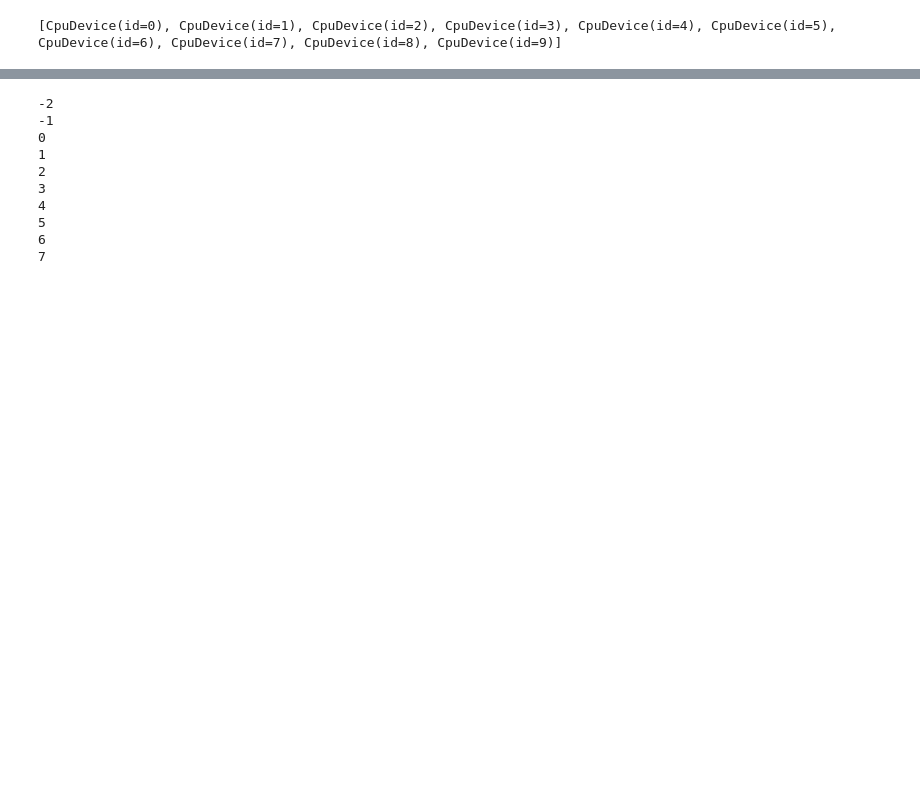
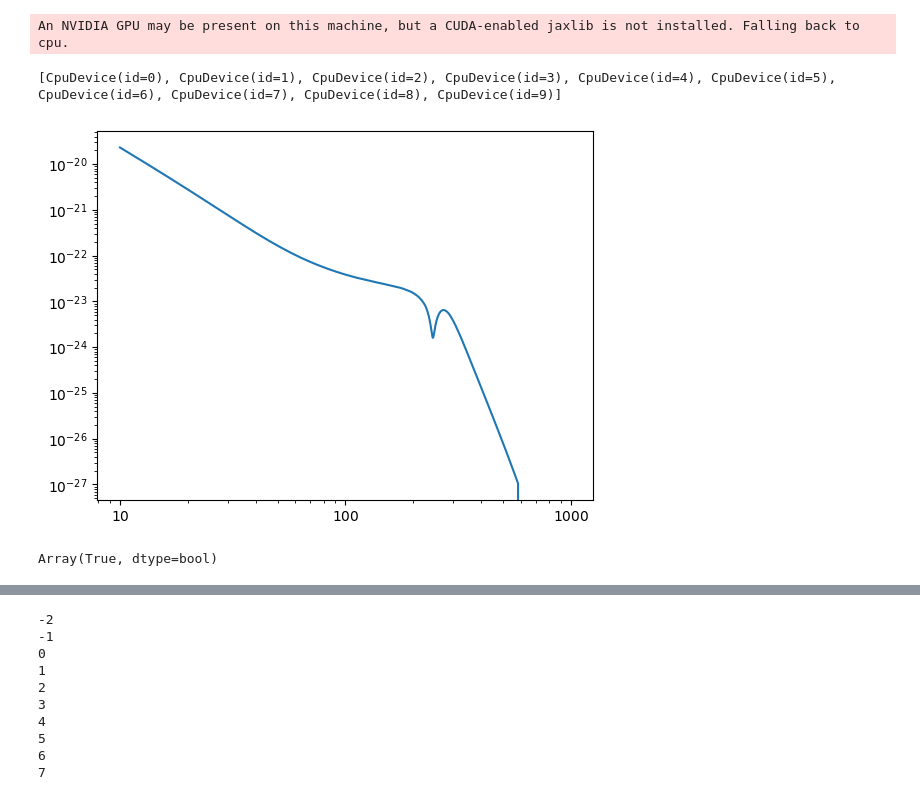
Before and after one commit to BrianCSeymour/geo-tgr, a Jupyter notebook: pn-degen-plot.ipynb, the cells around one changed output, grey strips where cells are left out. Saved outputs shown, nothing was run; the diff lists cells and outputs as text; code cells hidden in the pictures; blank space fills up the shorter version.

```diff
--- a/pn-degen-plot.ipynb
+++ b/pn-degen-plot.ipynb
@@ -49,32 +49,9 @@ def reset_matplotlib():
 
 # Call this function at the start of your script to globally reset settings
 reset_matplotlib()
-
-import getpass
-uname = getpass.getuser()
-figtype = None #"notebook"
-
-# plt.style.use('default')
-import scienceplots
-if uname == 'darkknight':
-    if figtype == "notebook":
-        plt.style.use(['science','ieee','notebook'])
-        plt.rcParams.update({'figure.dpi': 185/1.75/1.5})
-    else:
-        plt.style.use(['science','ieee'])
-        plt.rcParams.update({'figure.dpi': 185/1.75*1.2})
-elif uname == 'brian':
-    if figtype == "notebook":
-        plt.style.use(['science','ieee','notebook'])
-        plt.rcParams.update({'figure.dpi': 185/1.75/1.5})
-    else:
-        plt.style.use(['science','ieee'])
-        plt.rcParams.update({'figure.dpi': 254})
-from cycler import cycler
-plt.rcParams['axes.prop_cycle'] = cycler('color', ['#1f77b4', '#ff7f0e', '#2ca02c', '#d62728', '#9467bd', '#8c564b', '#e377c2', '#7f7f7f', '#bcbd22', '#17becf'])
-plt.rcParams.update({'font.serif': 'Times', 'font.family' : 'serif'})
 # %% [output]
-[CpuDevice(id=0), CpuDevice(id=1), CpuDevice(id=2), CpuDevice(id=3), CpuDevice(id=4), CpuDevice(id=5), CpuDevice(id=6), CpuDevice(id=7), CpuDevice(id=8), CpuDevice(id=9)]
+An NVIDIA GPU may be present on this machine, but a CUDA-enabled jaxlib is not installed. Falling back to cpu.
+[CpuDevice(id=0), CpuDevice(id=1), CpuDevice(id=2), CpuDevice(id=3), CpuDevice(id=4), CpuDevice(id=5), CpuDevice(id=6), CpuDevice(id=7), CpuDevice(id=8), CpuDevice(id=9)]
 # %%
 # Ground stuff
 n_freq = 2000
@@ -161,3 +138,8 @@ get_h = jax.jit(get_h_nojit, static_argnums=2)
 get_dh = jax.jit(get_dh_nojit, static_argnums=2)
 a = get_h(x, freqs,H1)
 b = get_dh(x, freqs,H1)
+# %%
+plt.loglog(freqs, np.abs(x["M_c"]*get_dh(x, freqs,H1)["M_c"]))
+plt.show()
+# %% [output]
+[figure, added]
@@ -163,0 +195,4 @@ b = get_dh(x, freqs,H1)
+# %%
+jax.numpy.allclose(jacobian_result , dh_jacob, rtol=1e-24, atol=1e-22)
+# %% [output]
+Array(True, dtype=bool)
```
Also changed, not shown: parts of 7 cells of this notebook, 8 other files.
